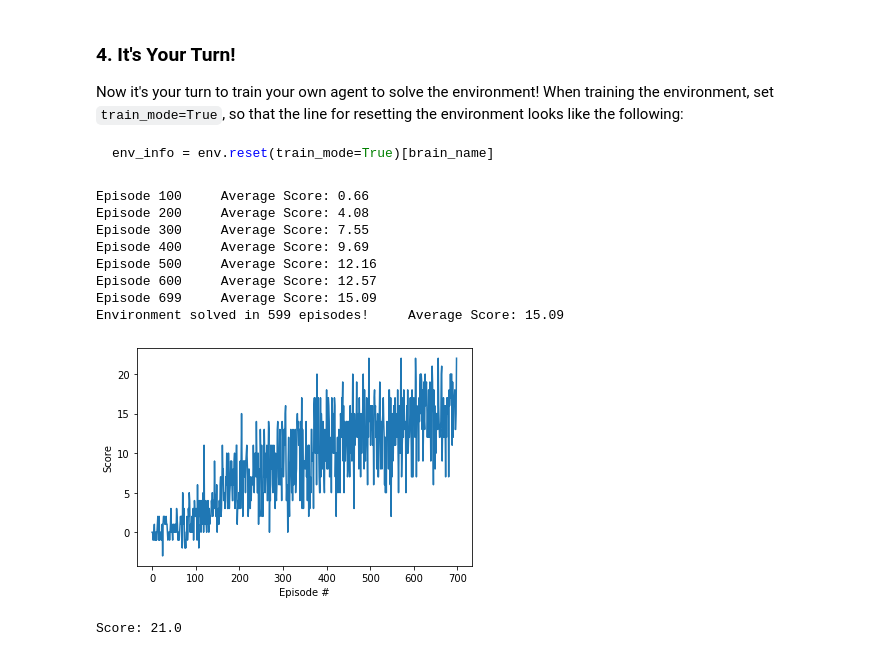
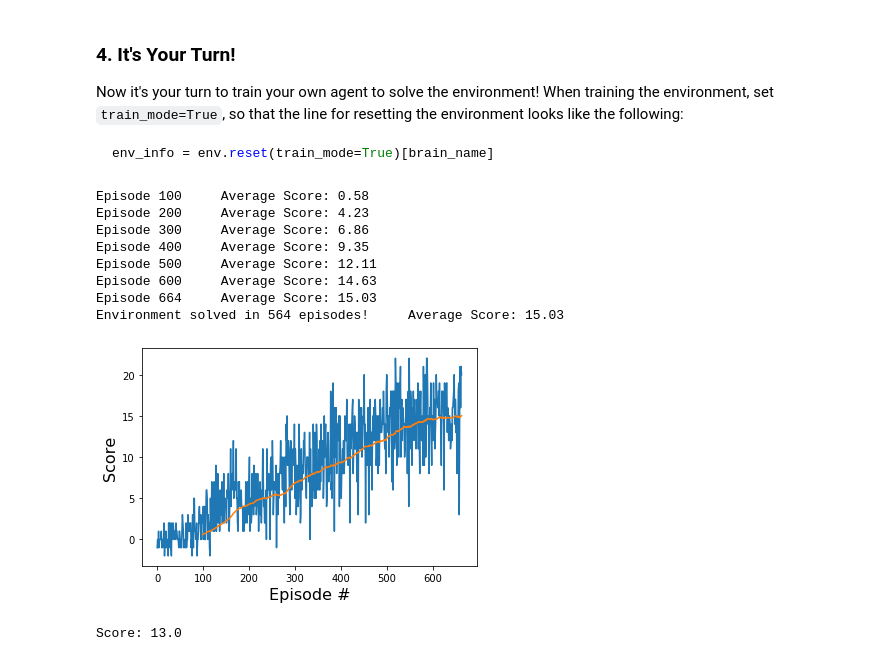
Before and after one commit to labombatomba/deep_reinforcement_learning_banana_picker, a Jupyter notebook: Navigation.ipynb, the cells around one changed output. Saved outputs shown, nothing was run; the diff lists cells and outputs as text; code cells hidden in the pictures.

```diff
--- a/Navigation.ipynb
+++ b/Navigation.ipynb
@@ -192,7 +196,7 @@ def train_banana_agent(n_episodes=3000, eps_start=1.0, eps_end=0.01, eps_decay=0
         if np.mean(scores_window) >= 15.0:
             msg = '\nEnvironment solved in {:d} episodes!\tAverage Score: {:.2f}'
             print(msg.format(i_episode-100, np.mean(scores_window)))
-            torch.save(agent.qnetwork_local.state_dict(), 'model.pt')
+            torch.save(agent.qnetwork_local.state_dict(), 'qnetwork_local.pth')
             break
 
 
@@ -200,25 +204,30 @@ def train_banana_agent(n_episodes=3000, eps_start=1.0, eps_end=0.01, eps_decay=0
 # %%
 # train agent
 scores = train_banana_agent()
 
 fig = plt.figure()
 ax = fig.add_subplot(111)
 plt.plot(np.arange(len(scores)), scores)
-plt.ylabel('Score')
-plt.xlabel('Episode #')
+plt.plot(pd.Series(scores).rolling(100).mean())
+plt.ylabel('Score', fontsize=16)
+plt.xlabel('Episode #', fontsize=16)
 plt.show()
+fig.savefig("p1_scores.pdf")
 # %% [output]
-Episode 100     Average Score: 0.66
-Episode 200     Average Score: 4.08
-Episode 300     Average Score: 7.55
-Episode 400     Average Score: 9.69
-Episode 500     Average Score: 12.16
-Episode 600     Average Score: 12.57
-Episode 699     Average Score: 15.09
-Environment solved in 599 episodes!     Average Score: 15.09
+Episode 100     Average Score: 0.58
+Episode 200     Average Score: 4.23
+Episode 300     Average Score: 6.86
+Episode 400     Average Score: 9.35
+Episode 500     Average Score: 12.11
+Episode 600     Average Score: 14.63
+Episode 664     Average Score: 15.03
+Environment solved in 564 episodes!     Average Score: 15.03
-[figure, old version]
+[figure, new version]
 # %%
 # Test agent
+
+# load weights from file
+agent.qnetwork_local.load_state_dict(torch.load('qnetwork_local.pth'))
 
 env_info = env.reset(train_mode=False)[brain_name] # reset the environment
 state = env_info.vector_observations[0]            # get the current state
@@ -236,6 +245,6 @@ while True:
 
 print("Score: {}".format(score))
 # %% [output]
-Score: 21.0
+Score: 13.0
 # %%
 env.close()
```
Also changed, not shown: parts of 2 cells of this notebook, 3 other files.
